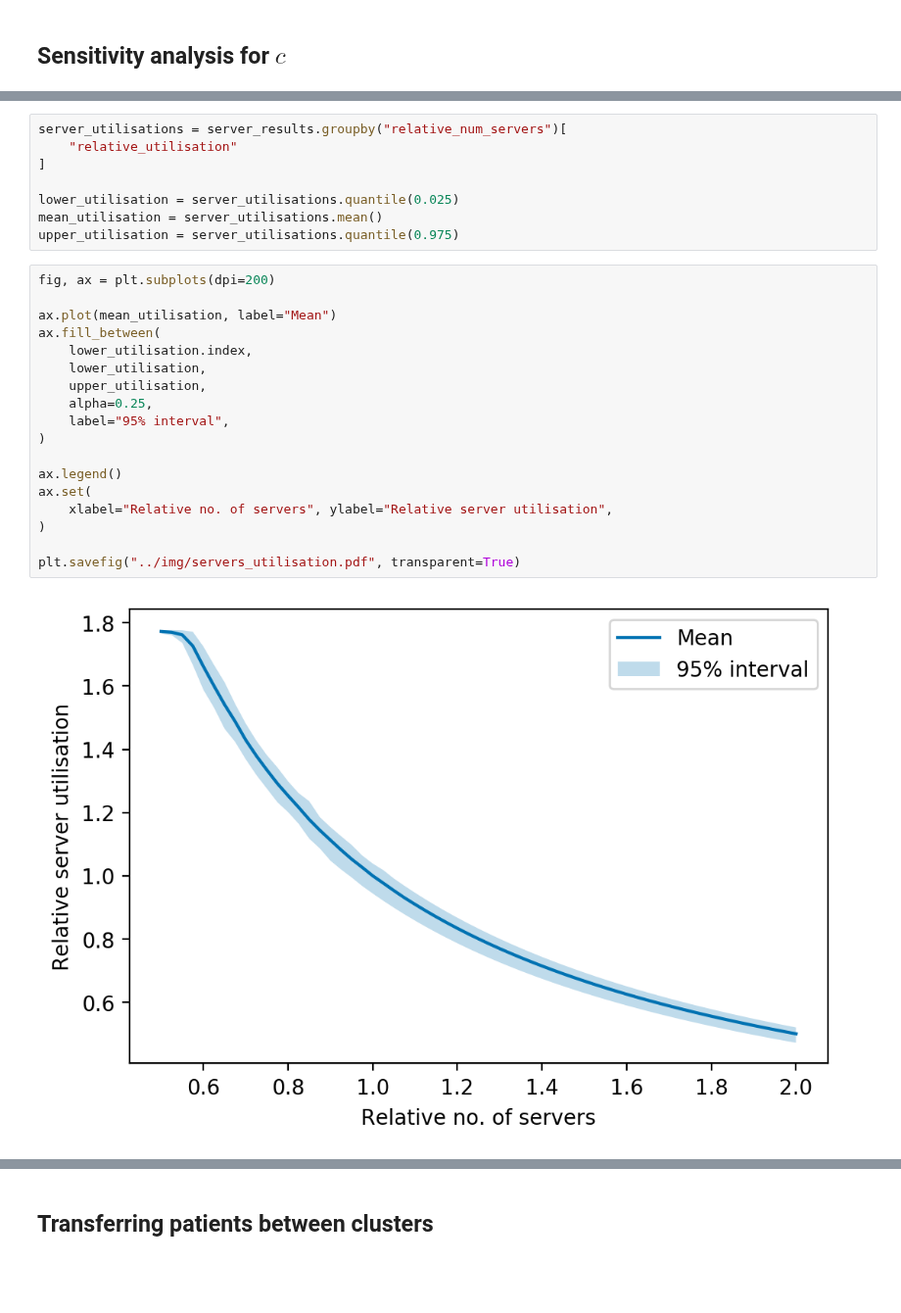
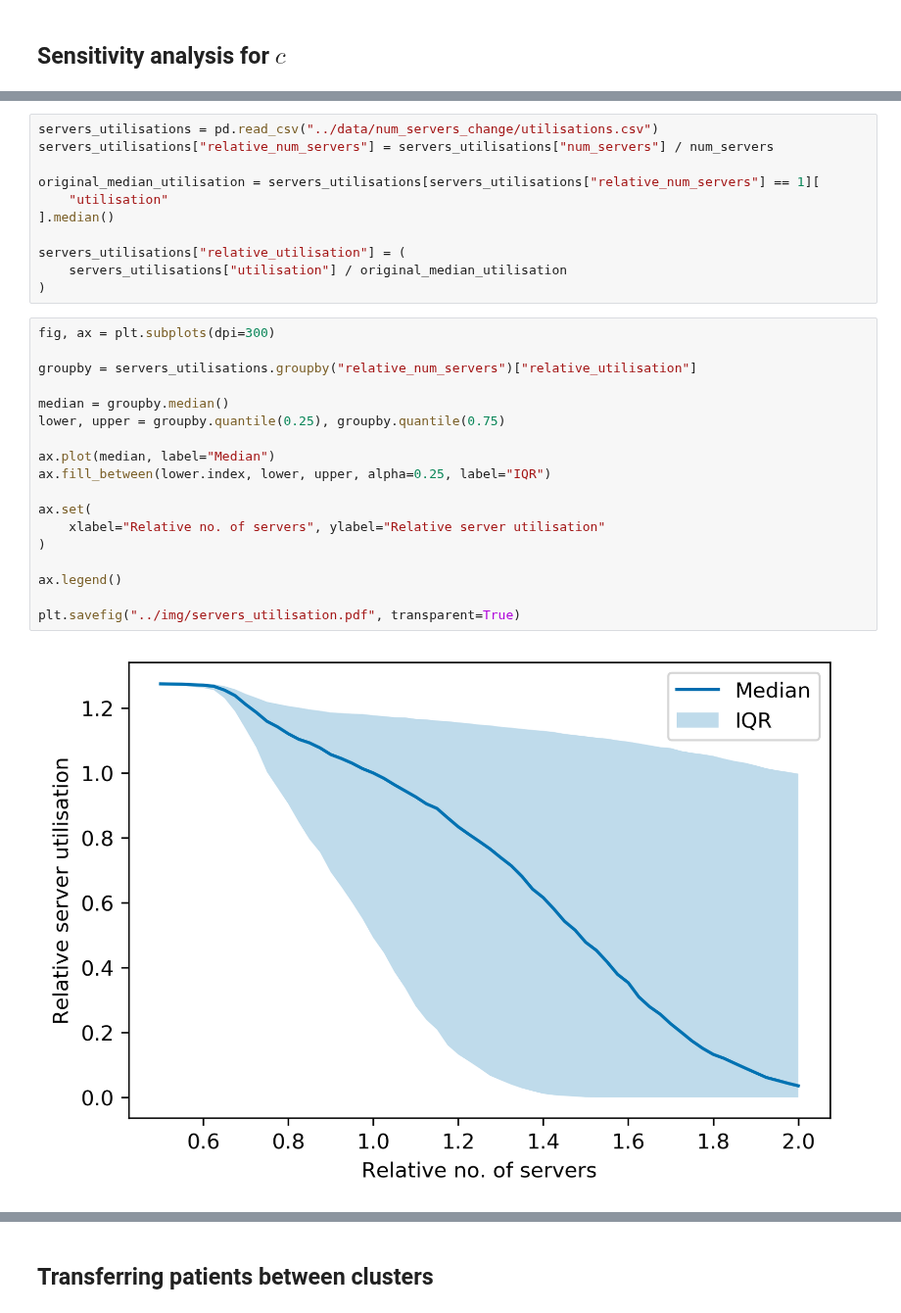
Before and after one commit to daffidwilde/copd-paper, a Jupyter notebook: nbs/scenarios.ipynb, the cells around one changed output, grey strips where cells are left out. Shown at 98% size. Saved outputs shown, nothing was run; the diff lists cells and outputs as text; blank space fills up the shorter version.

Commit message:
Update num_servers_change plots.

```diff
--- a/nbs/scenarios.ipynb
+++ b/nbs/scenarios.ipynb
@@ -133,28 +103,31 @@ server_results["relative_system_time"] = (
-# %%
-server_utilisations = server_results.groupby("relative_num_servers")[
-    "relative_utilisation"
-]
-
-lower_utilisation = server_utilisations.quantile(0.025)
-mean_utilisation = server_utilisations.mean()
-upper_utilisation = server_utilisations.quantile(0.975)
+# %%
+servers_utilisations = pd.read_csv("../data/num_servers_change/utilisations.csv")
+servers_utilisations["relative_num_servers"] = servers_utilisations["num_servers"] / num_servers
+
+original_median_utilisation = servers_utilisations[servers_utilisations["relative_num_servers"] == 1][
+    "utilisation"
+].median()
+
+servers_utilisations["relative_utilisation"] = (
+    servers_utilisations["utilisation"] / original_median_utilisation
+)
 # %%
-fig, ax = plt.subplots(dpi=200)
+fig, ax = plt.subplots(dpi=300)
 
-ax.plot(mean_utilisation, label="Mean")
-ax.fill_between(
-    lower_utilisation.index,
-    lower_utilisation,
-    upper_utilisation,
-    alpha=0.25,
-    label="95% interval",
+groupby = servers_utilisations.groupby("relative_num_servers")["relative_utilisation"]
+
+median = groupby.median()
+lower, upper = groupby.quantile(0.25), groupby.quantile(0.75)
+
+ax.plot(median, label="Median")
+ax.fill_between(lower.index, lower, upper, alpha=0.25, label="IQR")
+
+ax.set(
+    xlabel="Relative no. of servers", ylabel="Relative server utilisation"
 )
 
 ax.legend()
-ax.set(
-    xlabel="Relative no. of servers", ylabel="Relative server utilisation",
-)
 
 plt.savefig("../img/servers_utilisation.pdf", transparent=True)
 # %% [output]
-[figure, old version]
+[figure, new version]
```
Also changed, not shown: parts of 16 cells of this notebook, 3 other files.
